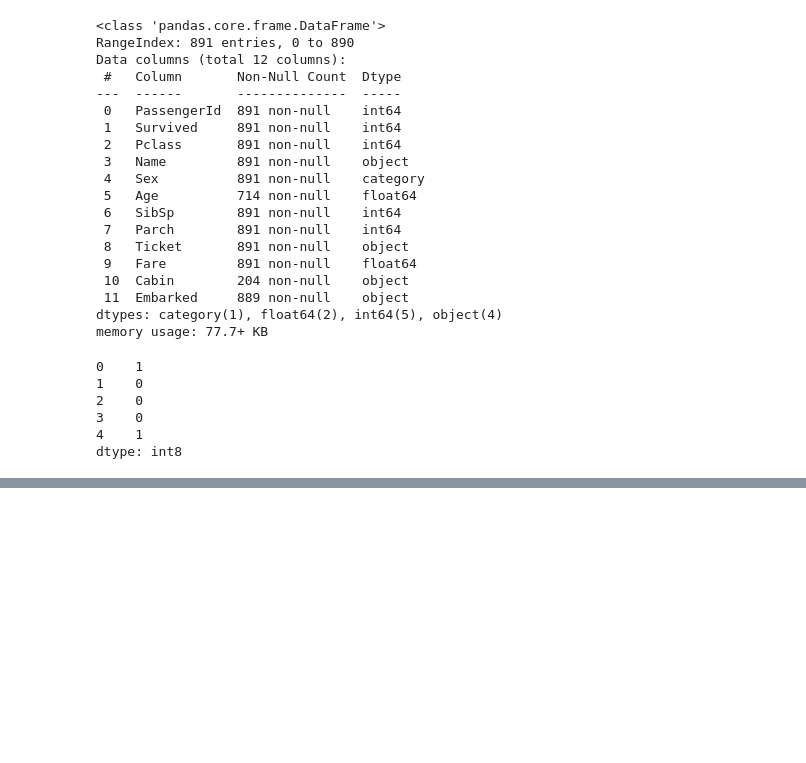
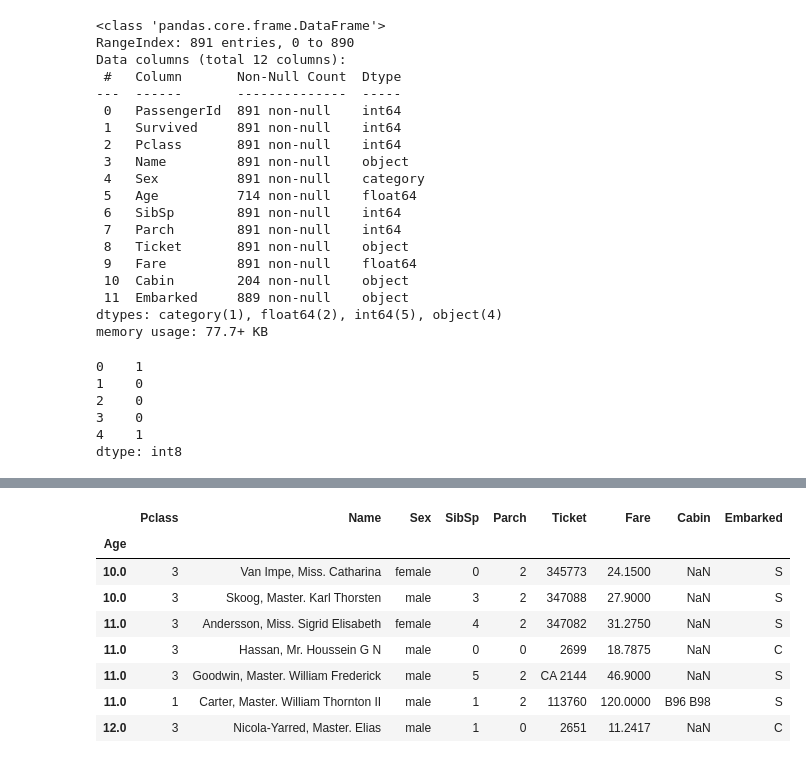
Before and after one commit to viniciuslino1/python_learning, a Jupyter notebook: pandas_análise_dados.ipynb, the cells around one changed output, grey strips where cells are left out. Saved outputs shown, nothing was run; the diff lists cells and outputs as text; code cells hidden in the pictures; blank space fills up the shorter version.

```diff
--- a/pandas_análise_dados.ipynb
+++ b/pandas_análise_dados.ipynb
@@ -286,0 +479,12 @@ dtype: int8
+# %%
+df_reindex.loc[10:12]
+# %% [output]
+|  | Pclass | Name | Sex | SibSp | Parch | Ticket | Fare | Cabin | Embarked |
+| Age |  |  |  |  |  |  |  |  |  |
+| 10.0 | 3 | Van Impe, Miss. Catharina | female | 0 | 2 | 345773 | 24.1500 | NaN | S |
+| 10.0 | 3 | Skoog, Master. Karl Thorsten | male | 3 | 2 | 347088 | 27.9000 | NaN | S |
+| 11.0 | 3 | Andersson, Miss. Sigrid Elisabeth | female | 4 | 2 | 347082 | 31.2750 | NaN | S |
+| 11.0 | 3 | Hassan, Mr. Houssein G N | male | 0 | 0 | 2699 | 18.7875 | NaN | C |
+| 11.0 | 3 | Goodwin, Master. William Frederick | male | 5 | 2 | CA 2144 | 46.9000 | NaN | S |
+| 11.0 | 1 | Carter, Master. William Thornton II | male | 1 | 2 | 113760 | 120.0000 | B96 B98 | S |
+| 12.0 | 3 | Nicola-Yarred, Master. Elias | male | 1 | 0 | 2651 | 11.2417 | NaN | C |
```
Also changed, not shown: parts of 67 cells of this notebook.
